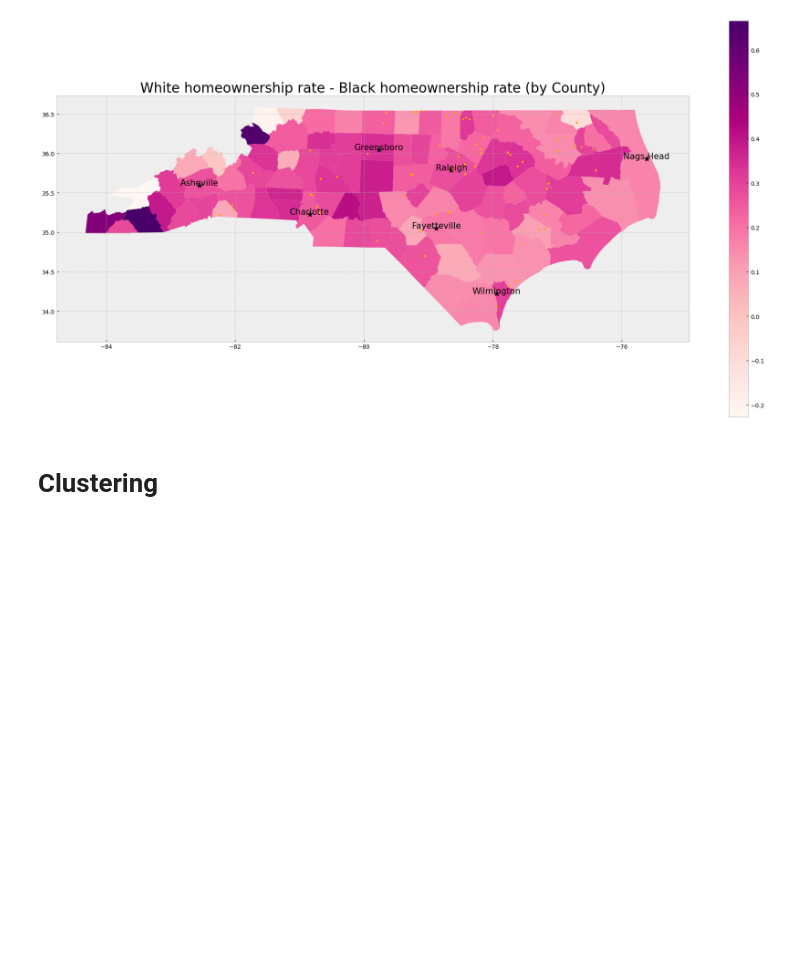
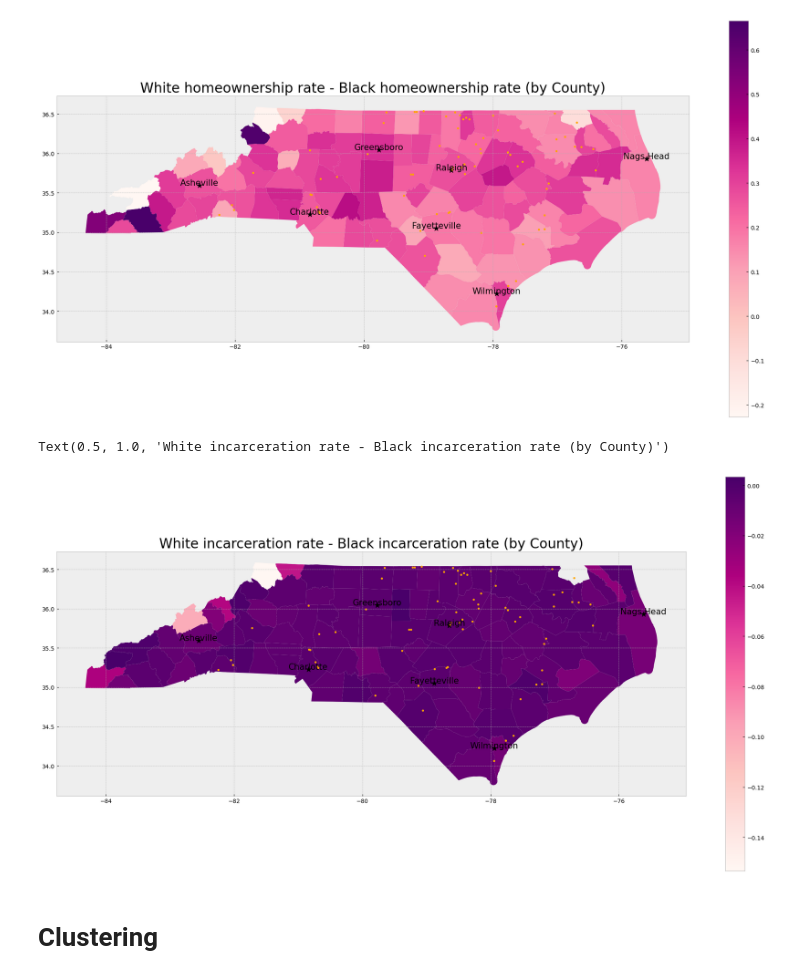
Before and after one commit to professornaite/echo, a Jupyter notebook: code/NCCensusMap.ipynb, the cells around one changed output. Cells and saved outputs as stored; diff of their text form; code cells hidden in the pictures; blank space fills up the shorter version.

```diff
--- a/code/NCCensusMap.ipynb
+++ b/code/NCCensusMap.ipynb
@@ -292,0 +300,8 @@ nc_merge_county.head(2)
+# %%
+df = pd.read_csv('https://github.com/vera-institute/incarceration_trends/blob/master/incarceration_trends.csv?raw=true')
+# %%
+df = df[df.state == 'NC']
+print(df.shape)
+df = df[df.year == 2018]
+print(df.shape)
+df.county_name = df.county_name.apply(lambda x: x[:-7]).str.strip()
@@ -292,0 +311,6 @@ nc_merge_county.head(2)
+# %%
+df['white_jail_rate'] = df.white_jail_pop/df.white_pop_15to64
+df['black_jail_rate'] = df.black_jail_pop/df.black_pop_15to64
+
+df = df[['county_name', 'black_jail_rate', 'white_jail_rate']]
+df['jail'] = df.white_jail_rate - df.black_jail_rate
@@ -463,6 +492,24 @@ plt.title("White homeownership rate - Black homeownership rate (by County)", fon
 # %% [output]
 Text(0.5, 1.0, 'White homeownership rate - Black homeownership rate (by County)')
 [figure]
+# %%
+fig, ax = plt.subplots(1, 1, figsize = (20, 10))
+nc_merge_county.plot(column = "jail",
+                       ax = ax,
+                       cmap = "RdPu",
+                       legend = True)
+
+gdf.plot(ax=ax, marker='*', color='black', markersize=100)
+gdf.apply(lambda x: ax.annotate(text=x['City'], xy=x.geometry.centroid.coords[0], ha='center', fontsize=15), axis=1)
+plantation_df.plot(ax=ax, marker='o', color='orange', markersize=10)
+
+# Stylize plots
+plt.style.use('bmh')
+plt.tight_layout()
+plt.title("White incarceration rate - Black incarceration rate (by County)", fontsize=24)
+# %% [output]
+Text(0.5, 1.0, 'White incarceration rate - Black incarceration rate (by County)')
+[figure, added]
 # %% [markdown]
 # Clustering
 # %%
```
Also changed, not shown: parts of 13 cells of this notebook.
